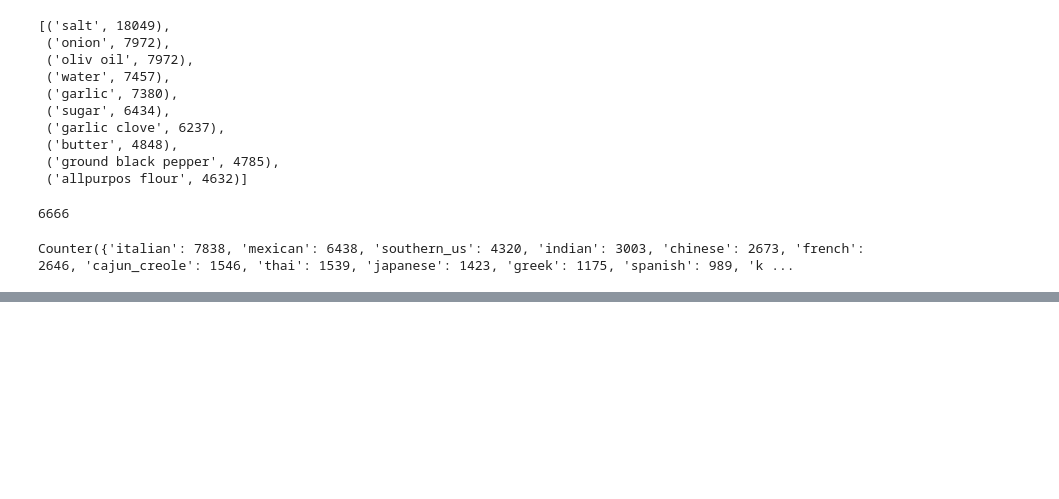
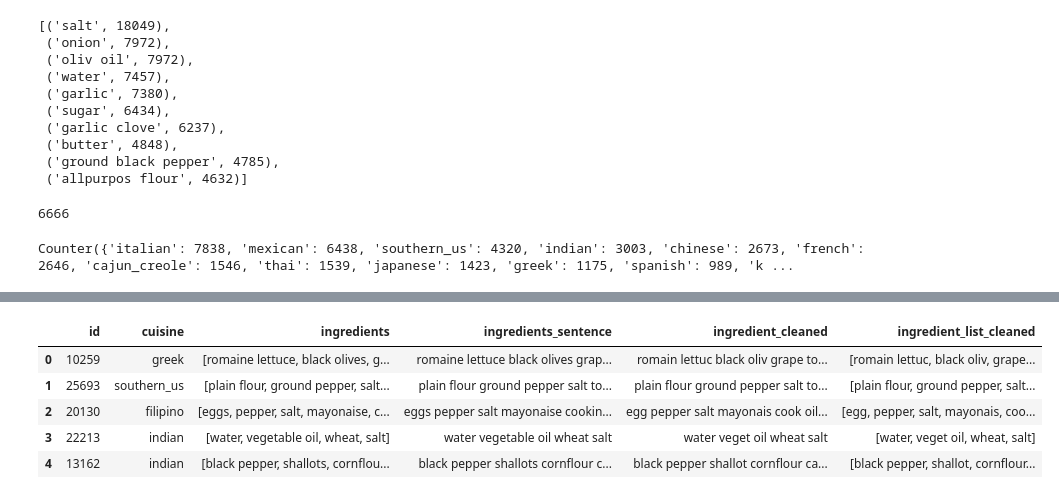
Before and after one commit to AugmentedMode/Social-Graph-Analysis-Group-Project, a Jupyter notebook: init-insights.ipynb, the cells around one changed output, grey strips where cells are left out. Drawn from its saved outputs; the diff is of its cells as text; code cells hidden in the pictures; blank space fills up the shorter version.

```diff
--- a/init-insights.ipynb
+++ b/init-insights.ipynb
@@ -274,0 +382,11 @@ with open('ingred_list.pkl', 'wb') as f:
+# %%
+df['cuisine'] = df['cuisine'].apply(lambda x: x[0])
+# %%
+df.head()
+# %% [output]
+|  | id | cuisine | ingredients | ingredients_sentence | ingredient_cleaned | ingredient_list_cleaned |
+| 0 | 10259 | greek | [romaine lettuce, black olives, g... | romaine lettuce black olives grap... | romain lettuc black oliv grape to... | [romain lettuc, black oliv, grape... |
+| 1 | 25693 | southern_us | [plain flour, ground pepper, salt... | plain flour ground pepper salt to... | plain flour ground pepper salt to... | [plain flour, ground pepper, salt... |
+| 2 | 20130 | filipino | [eggs, pepper, salt, mayonaise, c... | eggs pepper salt mayonaise cookin... | egg pepper salt mayonais cook oil... | [egg, pepper, salt, mayonais, coo... |
+| 3 | 22213 | indian | [water, vegetable oil, wheat, salt] | water vegetable oil wheat salt | water veget oil wheat salt | [water, veget oil, wheat, salt] |
+| 4 | 13162 | indian | [black pepper, shallots, cornflou... | black pepper shallots cornflour c... | black pepper shallot cornflour ca... | [black pepper, shallot, cornflour... |
```
Also changed, not shown: parts of 16 cells of this notebook, 7 other files.
